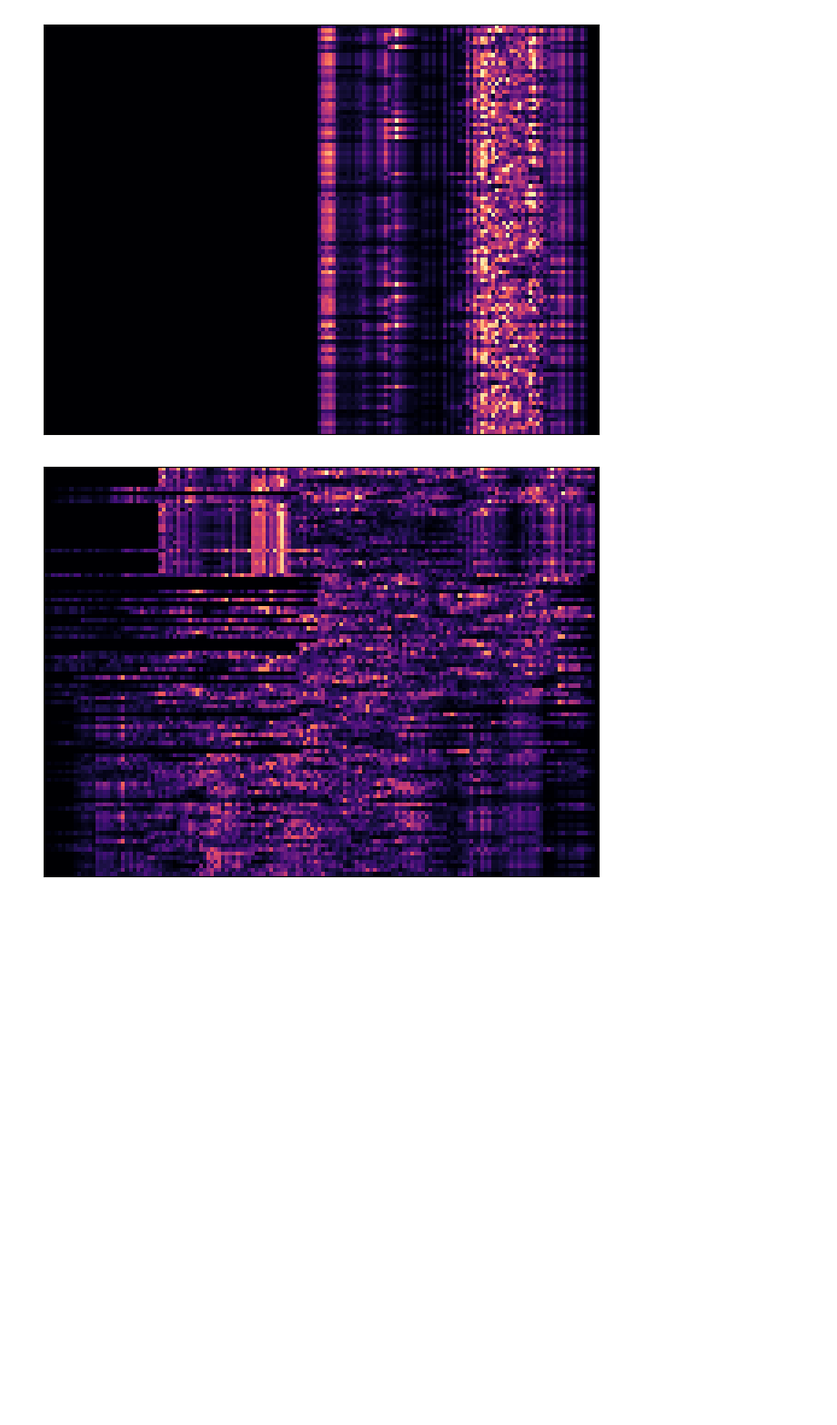
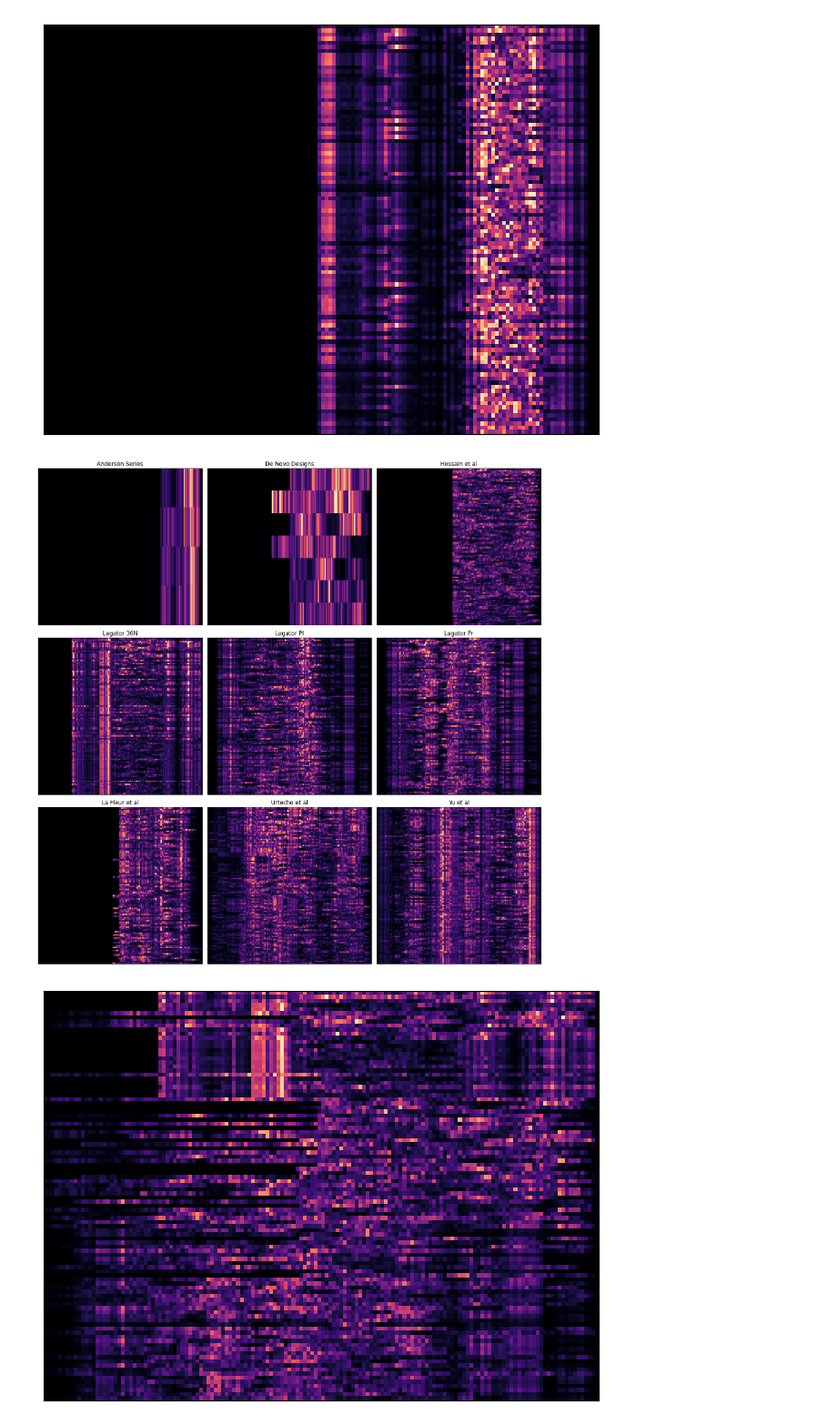
Before and after one commit to Rhys-sg/e.-coli-promoter-prediction, a Jupyter notebook: saliency.ipynb, the cells around one changed output. Shown at 91% size. Saved outputs shown, nothing was run; the diff lists cells and outputs as text; code cells hidden in the pictures; blank space fills up the shorter version.

Commit message:
Update saliency visuals

```diff
--- a/saliency.ipynb
+++ b/saliency.ipynb
@@ -9,4 +13,11 @@ TTTTGTATCTACGTACTTGACACTATTTCCTATTTCTCTTATAATATGATTACTCTACCTTAGTTTGTACGTT
 saliency_module.plot_saliency_map_grid(i_start=100, i_end=200, relative=True, scaler=5)
 # %% [output]
 [figure]
+# %%
+# Grid-based saliency maps for testing data by file
+
+train_test_by_file = main_module.get_training_data_by_file('Data/Cross Validation/')
+saliency_module.plot_saliency_map_from_train_test_by_file(train_test_by_file)
+# %% [output]
+[figure, added]
 # %%
```
Also changed, not shown: parts of 6 cells of this notebook, 12 other files.
